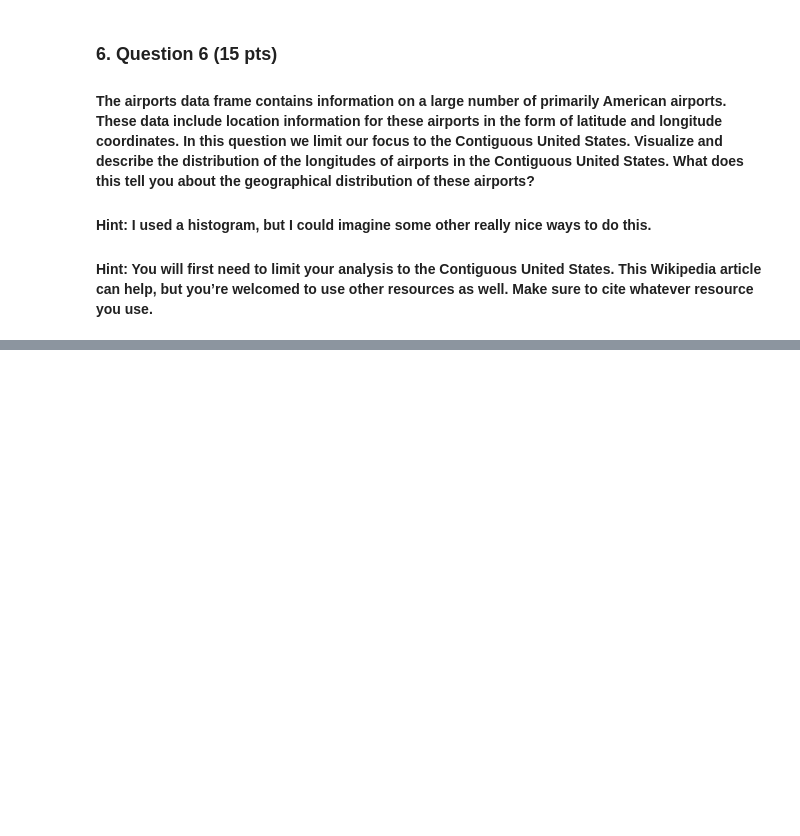
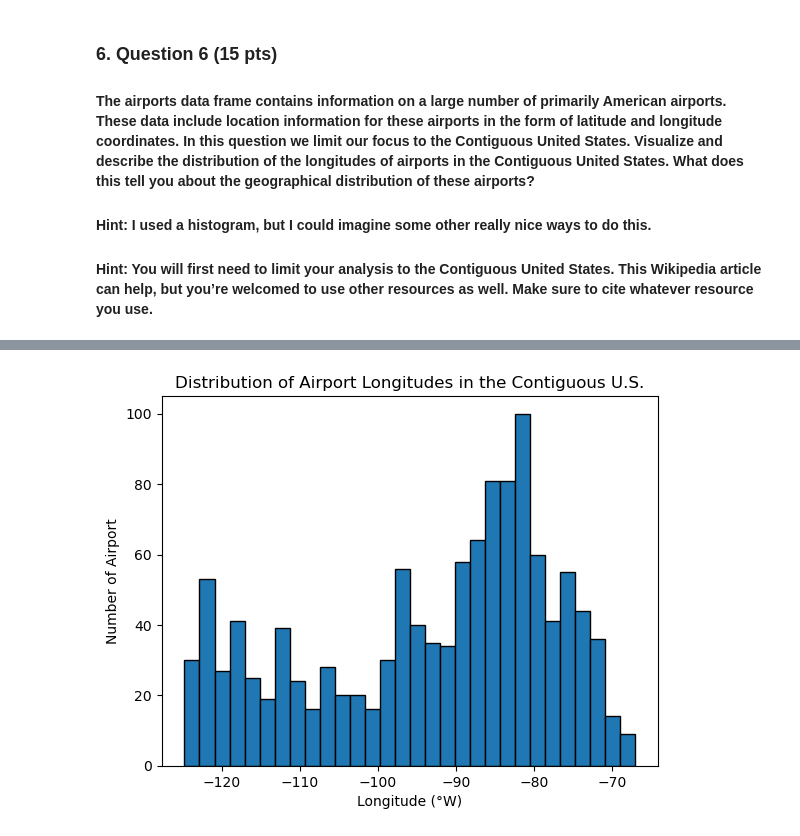
Before and after one commit to ehernandez0904/Data-101-Fall-2025, a Jupyter notebook: Exam2.ipynb, the cells around one changed output, grey strips where cells are left out. Drawn from its saved outputs; the diff is of its cells as text; code cells hidden in the pictures; blank space fills up the shorter version.

```diff
--- a/Exam2.ipynb
+++ b/Exam2.ipynb
@@ -476,0 +491,9 @@ The flight was aproximately 695 minutes with its destination to Honolulu Airport
+# %%
+contiguous=DF_airport[(DF_airport['lon']>= -125) & (DF_airport['lon']<=-66)]
+plt.hist(contiguous['lon'],bins=30,edgecolor='black')
+plt.xlabel('Longitude (°W)')
+plt.ylabel('Number of Airport')
+plt.title('Distribution of Airport Longitudes in the Contiguous U.S.')
+plt.show()
+# %% [output]
+[figure, added]
```
Also changed, not shown: parts of 8 cells of this notebook.
